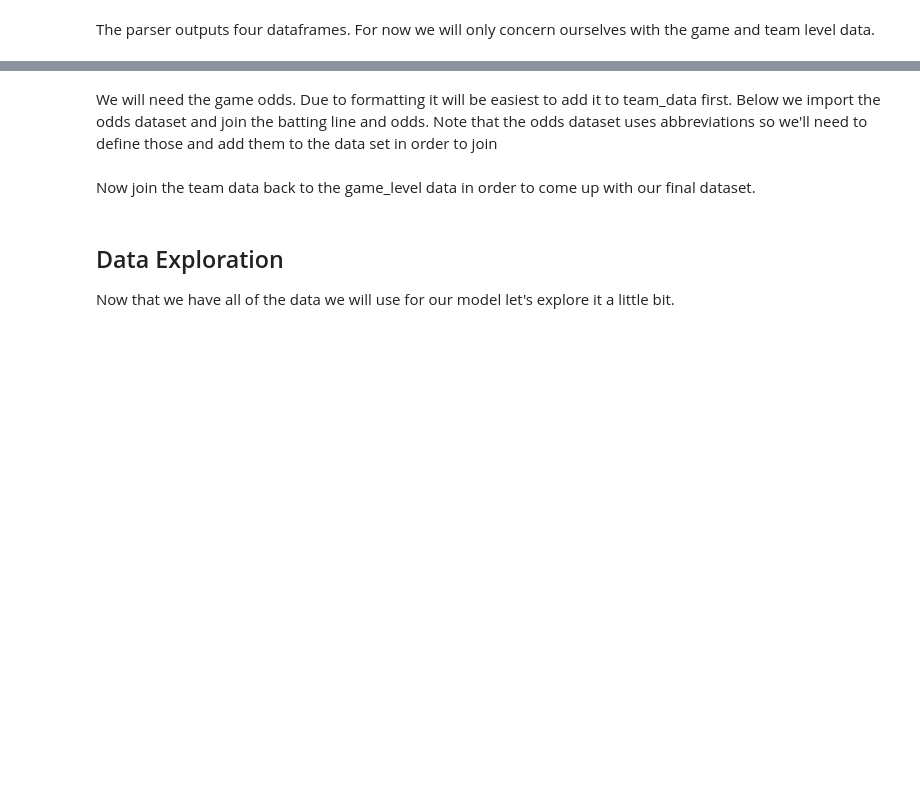
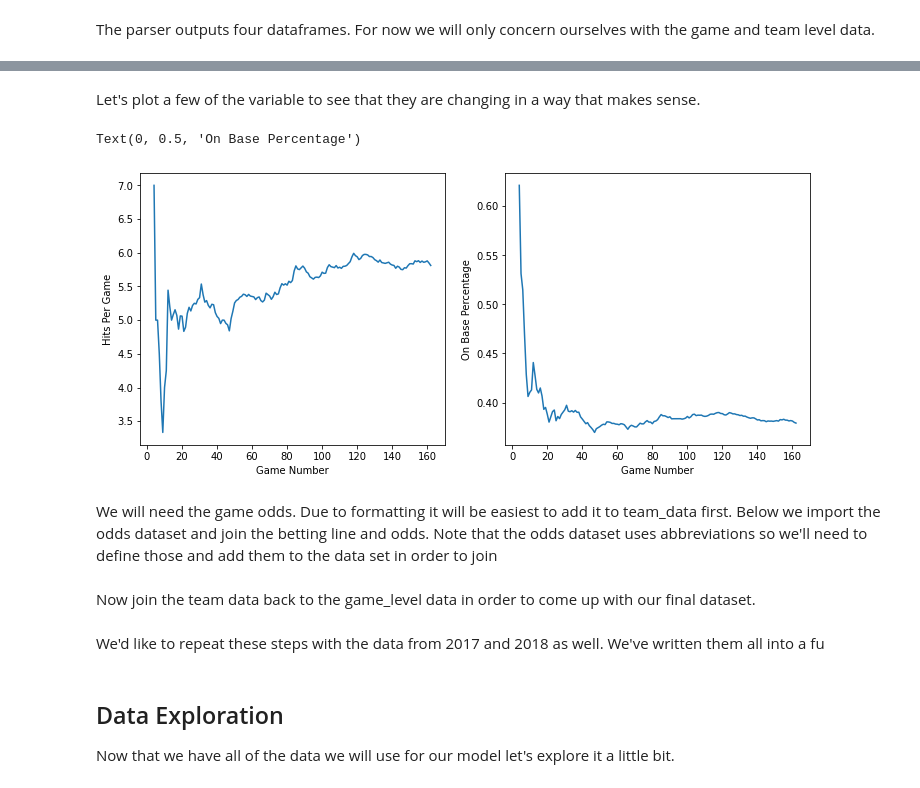
Before and after one commit to EricFriedlander/mlb-predict, a Jupyter notebook: notebooks/model1-basicRegression.ipynb, the cells around one changed output, grey strips where cells are left out. Cells and saved outputs as stored; diff of their text form; code cells hidden in the pictures; blank space fills up the shorter version.

```diff
--- a/notebooks/model1-basicRegression.ipynb
+++ b/notebooks/model1-basicRegression.ipynb
@@ -90,0 +133,5 @@ Now compute the lagged running average for the number of runs and hits for each
+# %%
+# Note that the denominator of OBP is not technically plate appearances. There are some rare events which not counted such as sacrifice bunts
+# But this is a very close approximation
+team_data['OBP_NUM'] = team_data['OBP']*team_data['PA']
+team_data['SLG_NUM'] = team_data['SLG']*team_data['AB']
@@ -91,4 +140,5 @@ Now compute the lagged running average for the number of runs and hits for each
 # %%
 team_data.sort_values(by='GameNum', inplace=True)
-team_data[['MeanRuns', 'MeanHits']] = team_data.groupby(by='Team').expanding().mean()[['Runs', 'Hits']].reset_index(level=0, drop=True)
-team_data[['MeanRuns', 'MeanHits']] = team_data.groupby(by='Team')[['MeanRuns', 'MeanHits']].shift(1)
+team_data[['Runs_Mean', 'Hits_Mean', 'Errors_Mean', 'RBI_Mean', 'BB_Mean', 'SO_Mean']] = (team_data.groupby(by='Team')
+                                                       .expanding()
+                                                       .mean()[['Runs', 'Hits', 'Errors', 'RBI', 'BB', 'SO']].reset_index(level=0, drop=True))
@@ -94,0 +147,6 @@ team_data[['MeanRuns', 'MeanHits']] = team_data.groupby(by='Team')[['MeanRuns',
+# %%
+team_data[['AB_Total', 'PA_Total', 'OBP_NUM_Total', 'SLG_NUM_Total']] = (team_data.groupby(by='Team')
+                                                                         .expanding()
+                                                                         .sum()[['AB', 'PA', 'OBP_NUM', 'SLG_NUM']].reset_index(level=0, drop=True))
+team_data['SLG_Mean'] = team_data['SLG_NUM_Total'] / team_data['PA_Total']
+team_data['OBP_Mean'] = team_data['OBP_NUM_Total'] / team_data['AB_Total']
@@ -94,0 +155,4 @@ team_data[['MeanRuns', 'MeanHits']] = team_data.groupby(by='Team')[['MeanRuns',
+# %%
+potential_features = ['Runs_Mean', 'Hits_Mean', 'Errors_Mean', 'RBI_Mean', 'BB_Mean', 'SO_Mean', 'SLG_Mean', 'OBP_Mean']
+team_data[potential_features] = team_data.groupby(by='Team')[potential_features].shift(1)
+team_data.tail()
@@ -95,5 +167,19 @@ team_data[['MeanRuns', 'MeanHits']] = team_data.groupby(by='Team')[['MeanRuns',
+# %% [markdown]
+Let's plot a few of the variable to see that they are changing in a way that makes sense.
+# %%
+yankees_data = team_data[team_data['Team'] == 'New York Yankees']
+fig, axes = plt.subplots(1, 2, figsize=(12, 5))
+axes[0].plot(yankees_data['GameNum'], yankees_data['Runs_Mean'])
+axes[0].set_xlabel('Game Number')
+axes[0].set_ylabel('Hits Per Game')
+axes[1].plot(yankees_data['GameNum'], yankees_data['OBP_Mean'])
+axes[1].set_xlabel('Game Number')
+axes[1].set_ylabel('On Base Percentage')
+# %% [output]
+Text(0, 0.5, 'On Base Percentage')
+[figure, added]
 # %% [markdown]
-We will need the game odds. Due to formatting it will be easiest to add it to team_data first. Below we import the odds dataset and join the batting line and odds. Note that the odds dataset uses abbreviations so we'll need to define those and add them to the data set in order to join
+We will need the game odds. Due to formatting it will be easiest to add it to team_data first. Below we import the odds dataset and join the betting line and odds. Note that the odds dataset uses abbreviations so we'll need to define those and add them to the data set in order to join
 # %%
 team_abbrv = {'Atlanta Braves' : 'ATL',
               'Arizona Diamondbacks' : 'ARI',
@@ -147,6 +233,8 @@ model_data = model_data.merge(team_data, left_on=['GameID', 'AwayTeam'], right_o
 model_data = model_data.merge(team_data, left_on=['GameID', 'HomeTeam'], right_on=['GameID', 'Team'], suffixes=('_away', '_home'))
 model_data['ScoreDiff'] = model_data['AwayScore'] - model_data['HomeScore']
 model_data.drop(columns=['Team_away', 'Team_home', 'Runs_away', 'Runs_home'], inplace=True)
+# %% [markdown]
+We'd like to repeat these steps with the data from 2017 and 2018 as well. We've written them all into a fu
 # %% [markdown]
 ## Data Exploration
 
```
Also changed, not shown: parts of 15 cells of this notebook.
